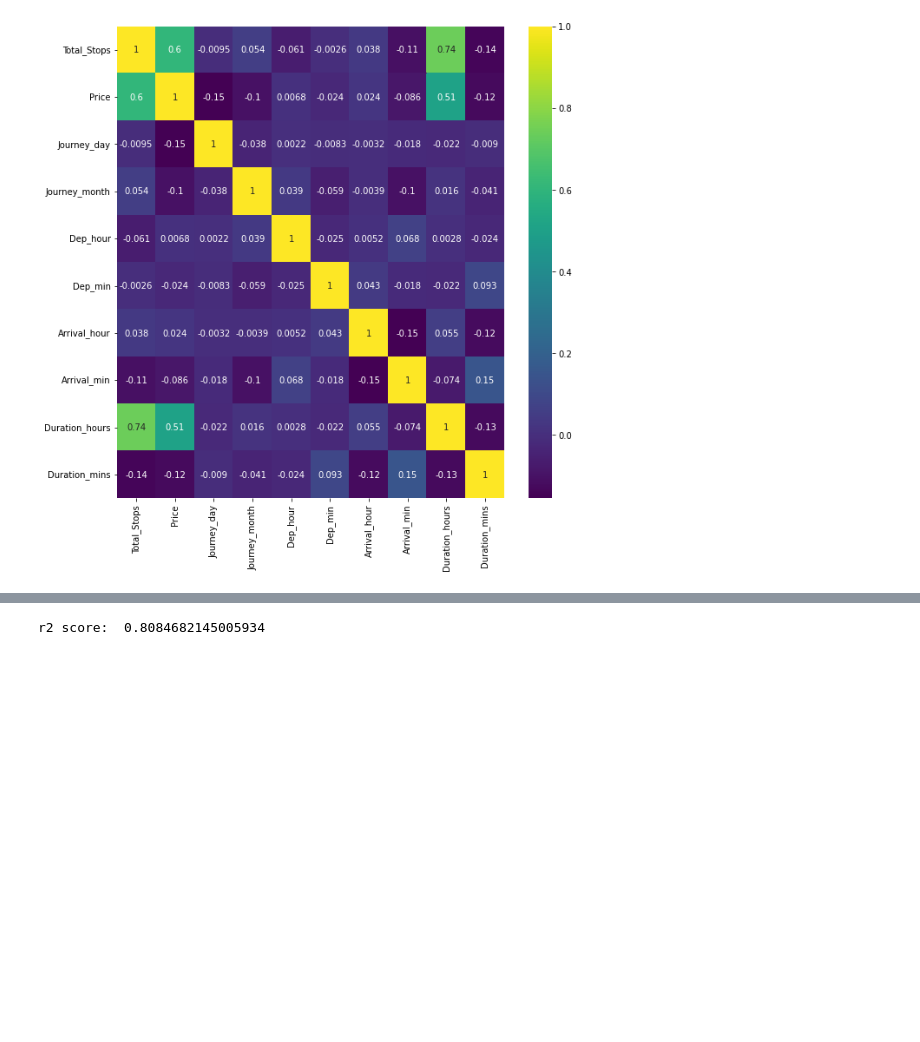
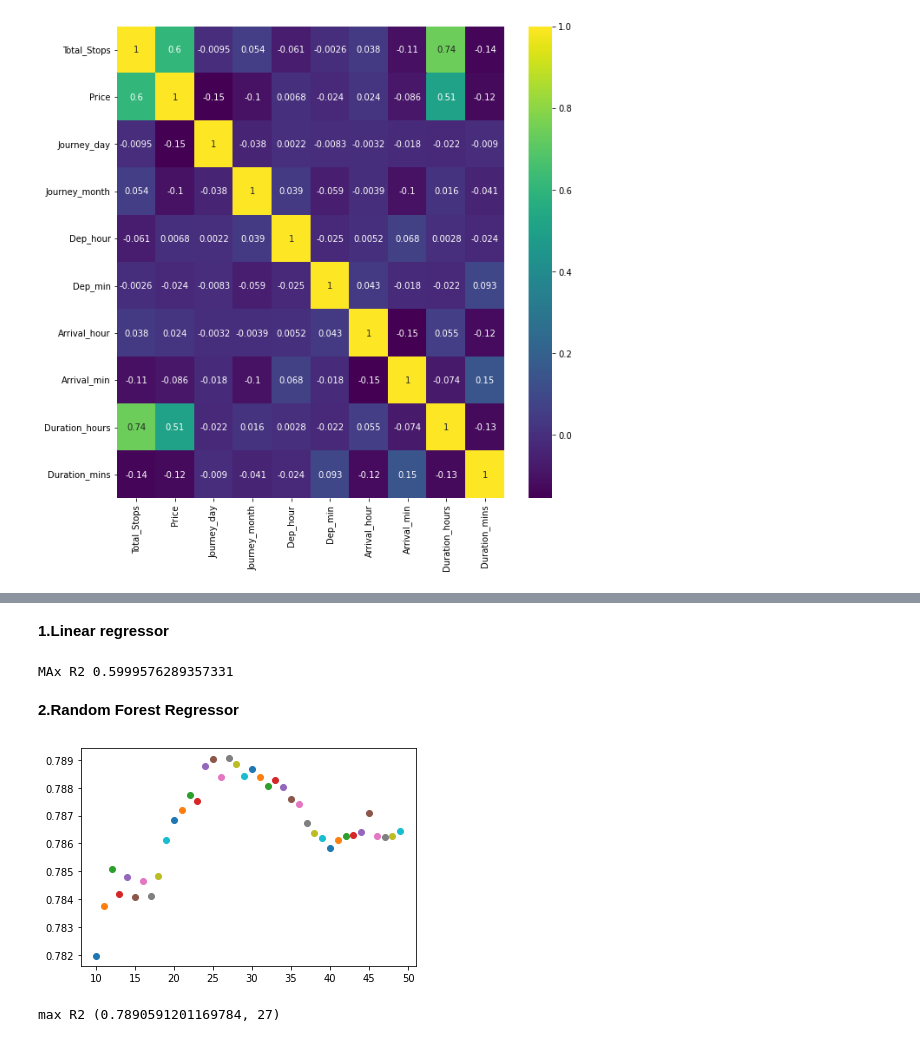
Before and after one commit to disuja7/ML-Hub, a Jupyter notebook: Flight Price Prediction/Model/Flight_Fair_Prediction.ipynb, the cells around one changed output, grey strips where cells are left out. Cells and saved outputs as stored; diff of their text form; code cells hidden in the pictures; blank space fills up the shorter version.

Commit message:
added more models

```diff
--- a/Flight Price Prediction/Model/Flight_Fair_Prediction.ipynb
+++ b/Flight Price Prediction/Model/Flight_Fair_Prediction.ipynb
@@ -345,5 +276,0 @@ plt.show()
-# %%
-from sklearn import metrics
-print('r2 score: ', metrics.r2_score(y_test,y_pred))
-# %% [output]
-r2 score:  0.8084682145005934
@@ -352,0 +277,38 @@ pickle.dump(rf_random, file)
+# %% [markdown]
+**1.Linear regressor**
+# %%
+from sklearn.linear_model import LinearRegression
+import matplotlib.pyplot as plt
+from sklearn.metrics import mean_absolute_error,mean_squared_error
+from sklearn import metrics
+ # create regressor object
+regressor = LinearRegression()
+# fit the regressor with x and y data
+regressor.fit(X_train,y_train)
+y_pred = regressor.predict(X_test)
+r2=metrics.r2_score(y_test,y_pred)
+print("MAx R2",r2)
+# %% [output]
+MAx R2 0.5999576289357331
+# %% [markdown]
+**2.Random Forest Regressor**
+# %%
+from sklearn.ensemble import RandomForestRegressor
+import matplotlib.pyplot as plt
+from sklearn.metrics import mean_absolute_error,mean_squared_error
+from sklearn import metrics
+ # create regressor object
+R2=[]
+for i in range(10,50):
+  regressor = RandomForestRegressor(n_estimators = i, random_state = 0)
+  # fit the regressor with x and y data
+  regressor.fit(X_train,y_train)
+  y_pred = regressor.predict(X_test)
+  r2=metrics.r2_score(y_test,y_pred)
+  R2.append((r2,i))
+  plt.scatter(i, r2)
+plt.show()
+print("max R2",max(R2))
+# %% [output]
+[figure, added]
+max R2 (0.7890591201169784, 27)
```
Also changed, not shown: parts of 15 cells of this notebook.
